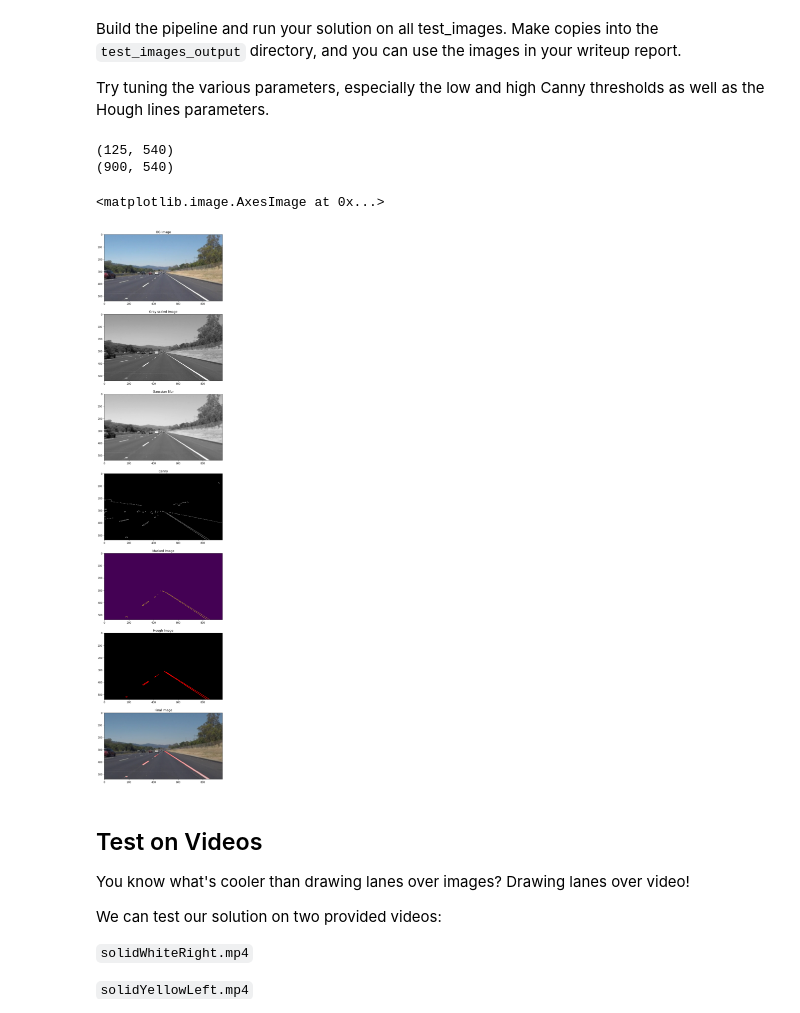
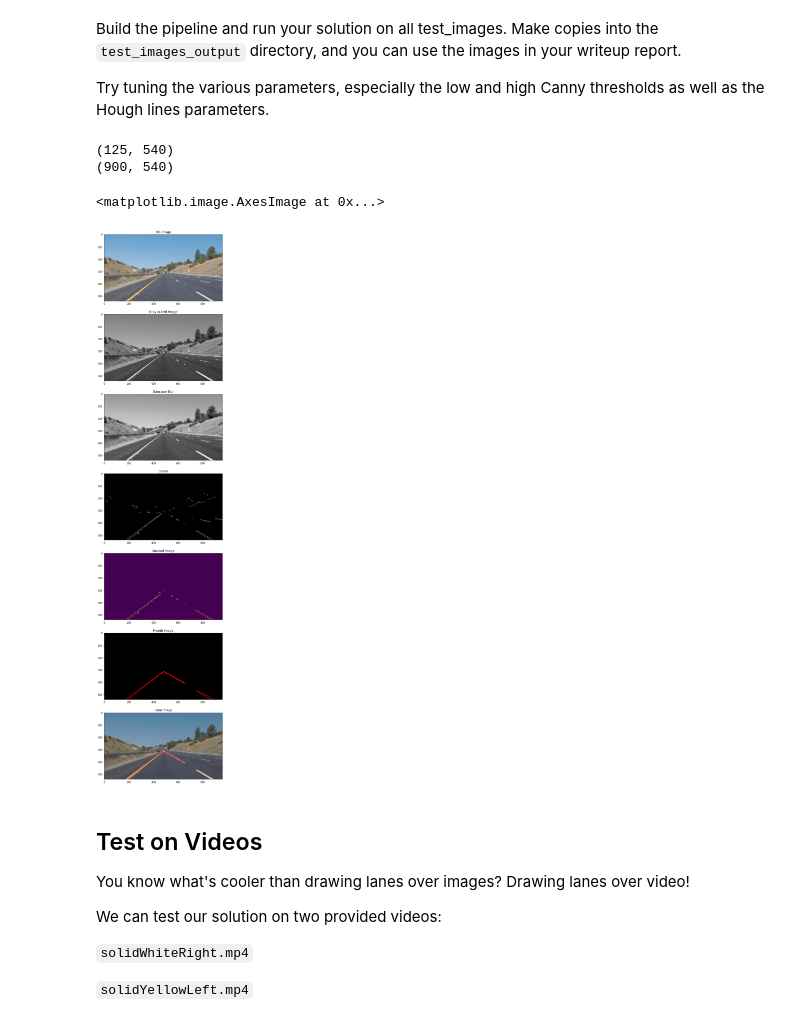
Before and after one commit to Jaime5/CarND-LaneLines-P1, a Jupyter notebook: P1.ipynb, the cells around one changed output. Cells and saved outputs as stored; diff of their text form; code cells hidden in the pictures.

```diff
--- a/P1.ipynb
+++ b/P1.ipynb
@@ -215,11 +215,11 @@ DIR_PATH = "test_images/"
 img_names = os.listdir(DIR_PATH)
 
 # Load image
-image = mpimg.imread(DIR_PATH + img_names[3])
+image = mpimg.imread(DIR_PATH + img_names[4])
 imshape = image.shape
 
 f, (ax1, ax2, ax3, ax4, ax5, ax6, ax7) = plt.subplots(nrows=7, ncols=1, figsize=(60,40))
-ax1.set_title("OG Image")
+ax1.set_title("Original Image")
 ax1.imshow(image)
 
 gray = grayscale(image)
@@ -247,36 +247,36 @@ bot_left = (125, imshape[0])
 print(bot_left)
 bot_right = (900,imshape[0])
 print(bot_right)
 vertices = create_vertices(top_left, top_right, bot_left, bot_right)
 masked_img = region_of_interest(edges, vertices)
 
 ax5.set_title("Masked Image")
 ax5.imshow(masked_img)
 
 # creating a blank to draw lines on
 line_image = np.copy(image) * 0
 
 rho = 2
 theta = np.pi/180
 threshold = 15
-min_line_length = 11
-max_line_gap = 15
+min_line_length = 100
+max_line_gap = 50
 
 line_img = hough_lines(masked_img, rho, theta, threshold, min_line_length, max_line_gap)
 
 ax6.set_title("Hough Image")
 ax6.imshow(line_img)
 
 color_edges = np.dstack((edges, edges, edges))
 lines_edges = weighted_img(line_img, image, 0.8, 1, 0)
 
 ax7.set_title("Final Image")
 ax7.imshow(lines_edges)
 # %% [output]
 (125, 540)
 (900, 540)
 <matplotlib.image.AxesImage at 0x...>
-[figure, old version]
+[figure, new version]
 # %% [markdown]
 ## Test on Videos
 
```
